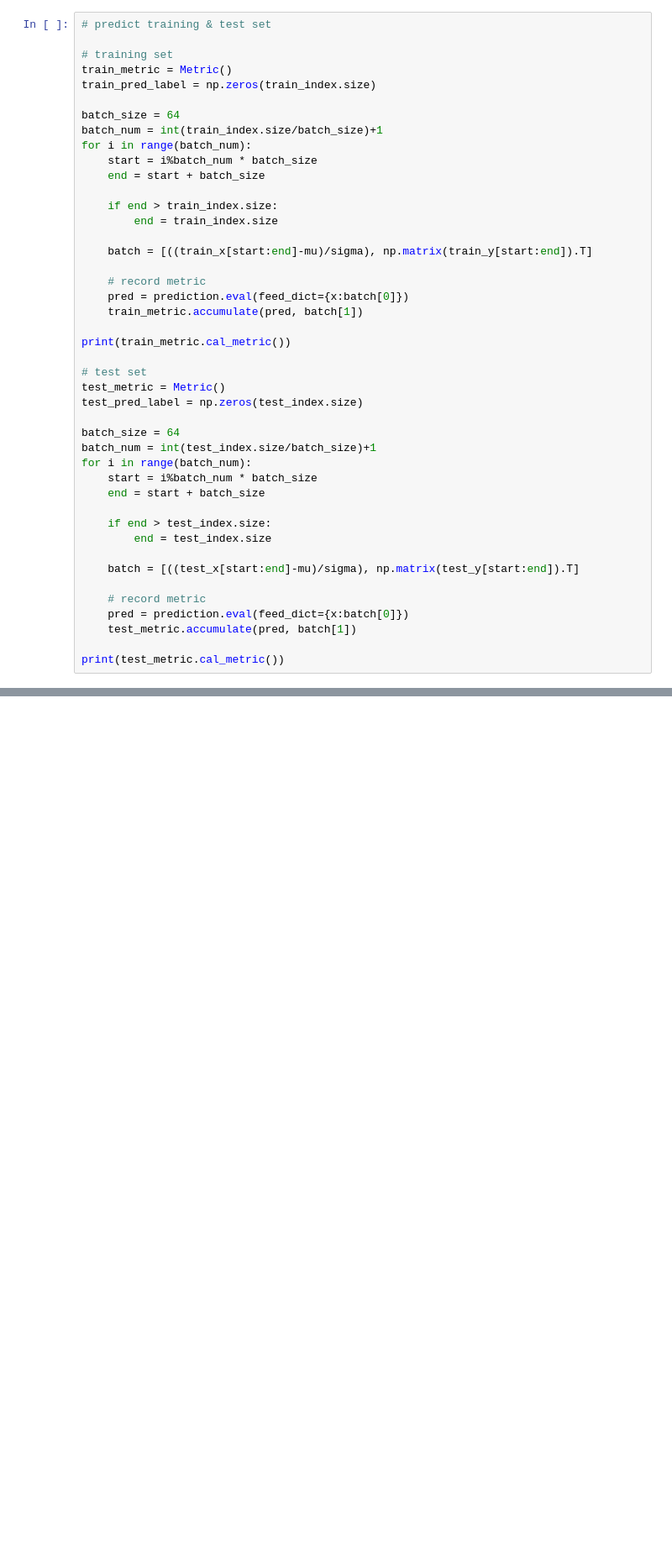
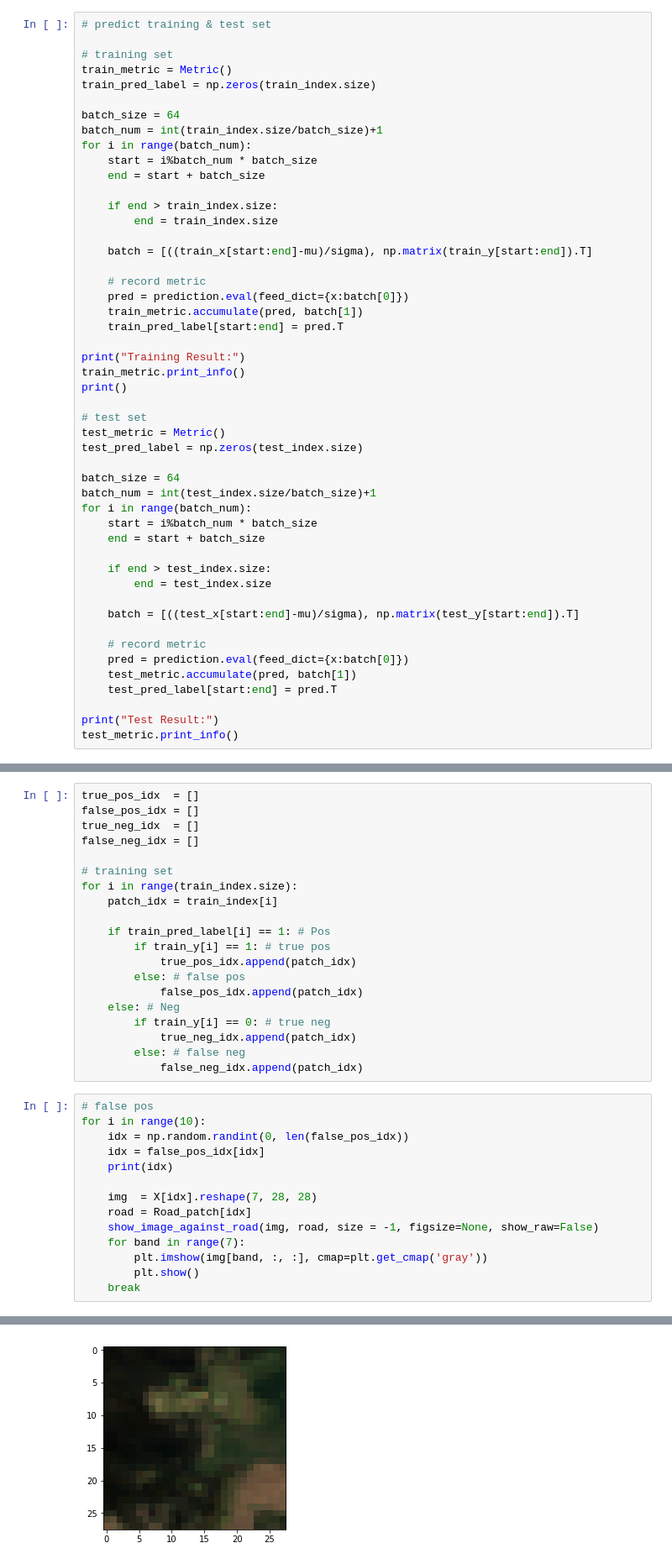
Before and after one commit to LiyaoTang/Road-Extraction-from-Time-Series-Satellite-Images, a Jupyter notebook: NSW-CNN/Naive NN - Analysis.ipynb, the cells around one changed output, grey strips where cells are left out. Shown at 84% size. Saved outputs shown, nothing was run; the diff lists cells and outputs as text; blank space fills up the shorter version.

```diff
--- a/NSW-CNN/Naive NN - Analysis.ipynb
+++ b/NSW-CNN/Naive NN - Analysis.ipynb
@@ -69,8 +103,11 @@ for i in range(batch_num):
     # record metric
     pred = prediction.eval(feed_dict={x:batch[0]})
     train_metric.accumulate(pred, batch[1])
+    train_pred_label[start:end] = pred.T
 
-print(train_metric.cal_metric())
+print("Training Result:")
+train_metric.print_info()
+print()
 
 # test set
 test_metric = Metric()
@@ -90,6 +127,8 @@ for i in range(batch_num):
     # record metric
     pred = prediction.eval(feed_dict={x:batch[0]})
     test_metric.accumulate(pred, batch[1])
+    test_pred_label[start:end] = pred.T
 
-print(test_metric.cal_metric())
+print("Test Result:")
+test_metric.print_info()
 # %% [output]
@@ -96,0 +187,35 @@ NameError: name 'mu' is not defined
+# %%
+true_pos_idx  = []
+false_pos_idx = []
+true_neg_idx  = []
+false_neg_idx = []
+
+# training set
+for i in range(train_index.size):
+    patch_idx = train_index[i]
+
+    if train_pred_label[i] == 1: # Pos
+        if train_y[i] == 1: # true pos
+            true_pos_idx.append(patch_idx)
+        else: # false pos
+            false_pos_idx.append(patch_idx)
+    else: # Neg
+        if train_y[i] == 0: # true neg
+            true_neg_idx.append(patch_idx)
+        else: # false neg
+            false_neg_idx.append(patch_idx)
+# %%
+# false pos
+for i in range(10):
+    idx = np.random.randint(0, len(false_pos_idx))
+    idx = false_pos_idx[idx]
+    print(idx)
+
+    img  = X[idx].reshape(7, 28, 28)
+    road = Road_patch[idx]
+    show_image_against_road(img, road, size = -1, figsize=None, show_raw=False)
+    for band in range(7):
+        plt.imshow(img[band, :, :], cmap=plt.get_cmap('gray'))
+        plt.show()
+    break
+# %% [output]
@@ -96,0 +223 @@ NameError: name 'mu' is not defined
+[figure, added]
```
Also changed, not shown: parts of 13 cells of this notebook, 14 other files.
